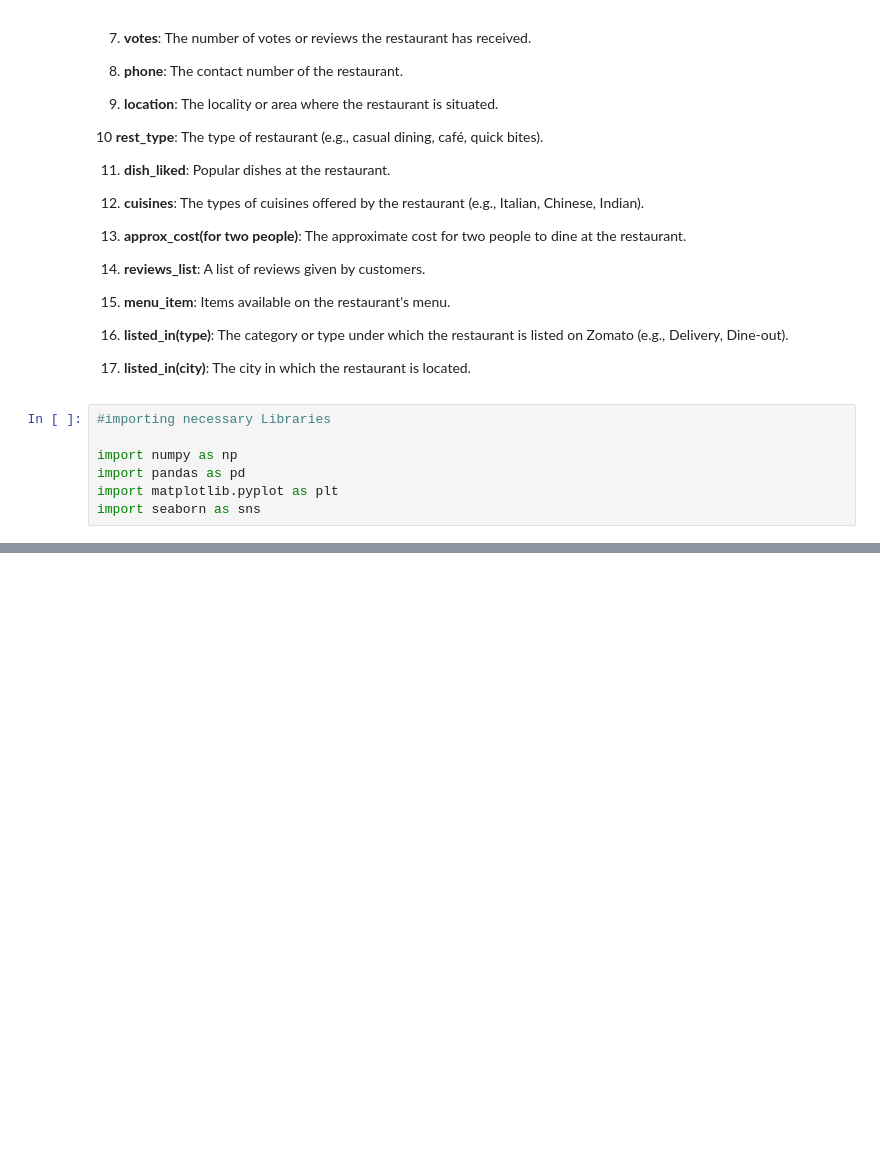
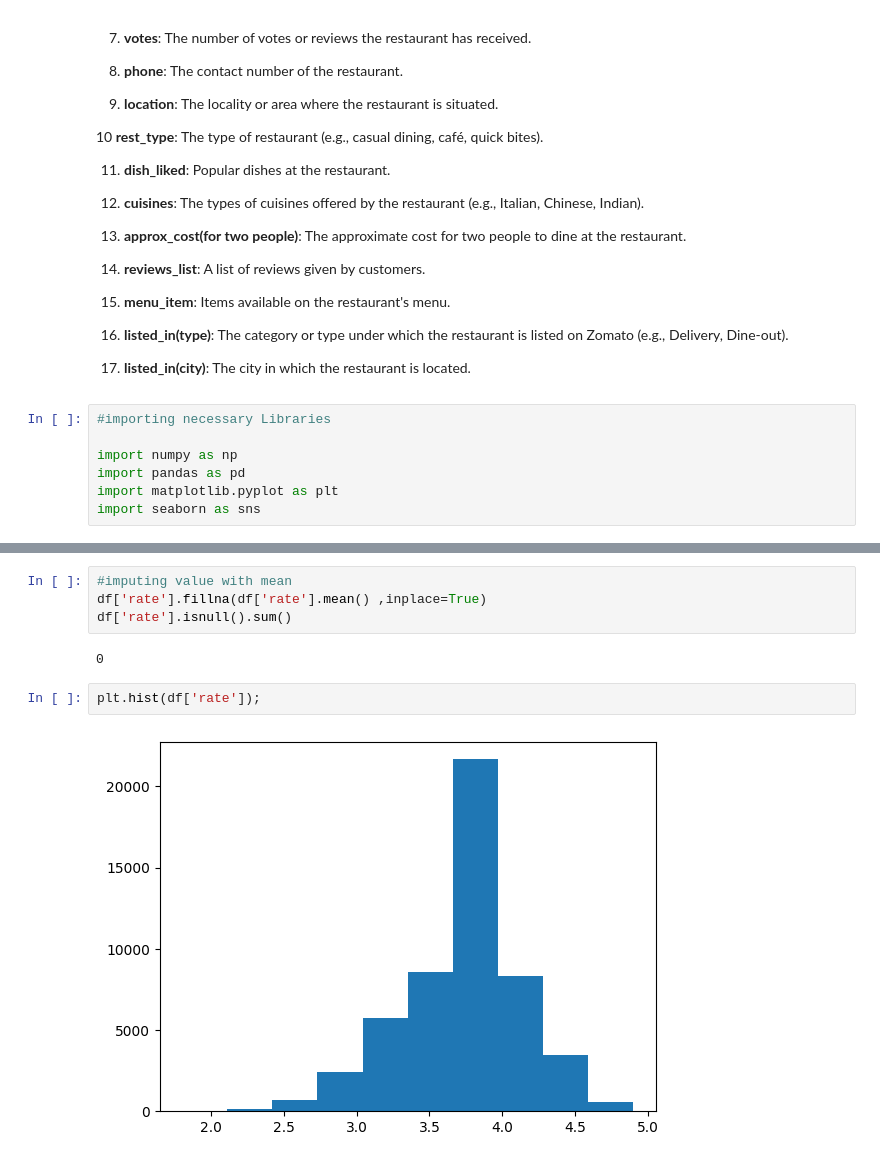
Before and after one commit to Lavishgangwani/iNeuron-RestaurantRatingPredictions, a Jupyter notebook: notebook/EDA and FE.ipynb, the cells around one changed output, grey strips where cells are left out. Drawn from its saved outputs; the diff is of its cells as text; blank space fills up the shorter version.

```diff
--- a/notebook/EDA and FE.ipynb
+++ b/notebook/EDA and FE.ipynb
@@ -67,0 +212,10 @@ import seaborn as sns
+# %%
+#imputing value with mean
+df['rate'].fillna(df['rate'].mean() ,inplace=True)
+df['rate'].isnull().sum()
+# %% [output]
+0
+# %%
+plt.hist(df['rate']);
+# %% [output]
+[figure, added]
```
Also changed, not shown: parts of 72 cells of this notebook.
